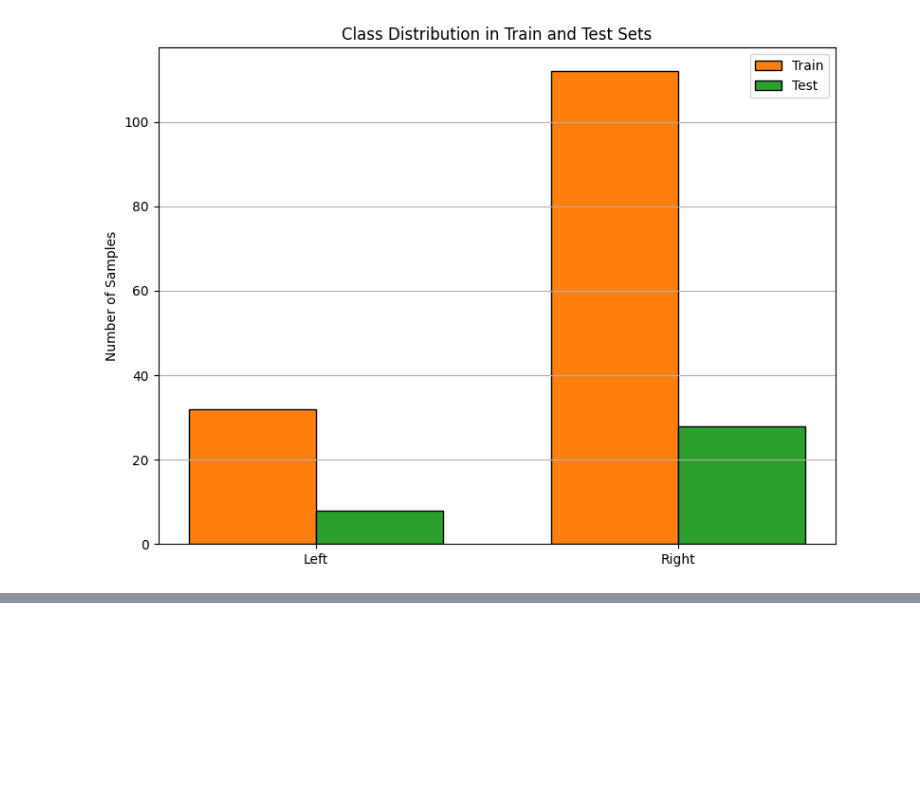
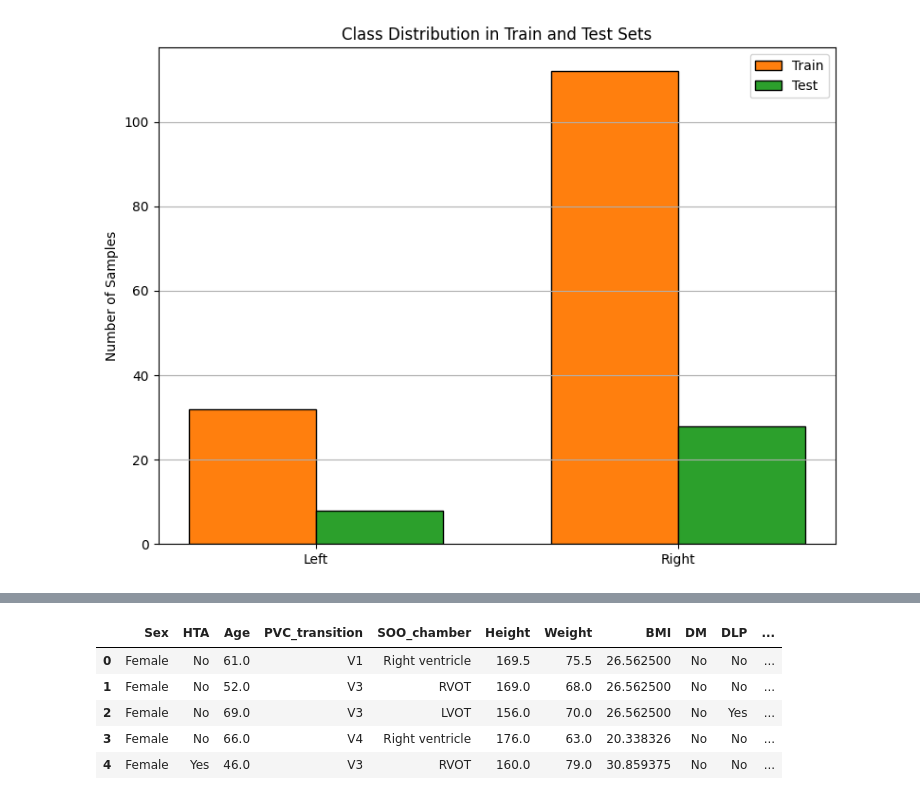
Before and after one commit to taniapazospuig/compbiomed-seminars, a Jupyter notebook: 01_small_dataset_preprocessing.ipynb, the cells around one changed output, grey strips where cells are left out. Cells and saved outputs as stored; diff of their text form; code cells hidden in the pictures; blank space fills up the shorter version.

```diff
--- a/01_small_dataset_preprocessing.ipynb
+++ b/01_small_dataset_preprocessing.ipynb
@@ -717,0 +670,11 @@ Segmentation failed on sample 11: operands could not be broadcast together with
+# %%
+df_clean['patient_id'] = df_clean.index
+# %%
+df_clean.head()
+# %% [output]
+|  | Sex | HTA | Age | PVC_transition | SOO_chamber | Height | Weight | BMI | DM | DLP | ... |
+| 0 | Female | No | 61.0 | V1 | Right ventricle | 169.5 | 75.5 | 26.562500 | No | No | ... |
+| 1 | Female | No | 52.0 | V3 | RVOT | 169.0 | 68.0 | 26.562500 | No | No | ... |
+| 2 | Female | No | 69.0 | V3 | LVOT | 156.0 | 70.0 | 26.562500 | No | Yes | ... |
+| 3 | Female | No | 66.0 | V4 | Right ventricle | 176.0 | 63.0 | 20.338326 | No | No | ... |
+| 4 | Female | Yes | 46.0 | V3 | RVOT | 160.0 | 79.0 | 30.859375 | No | No | ... |
```
Also changed, not shown: parts of 15 cells of this notebook.
